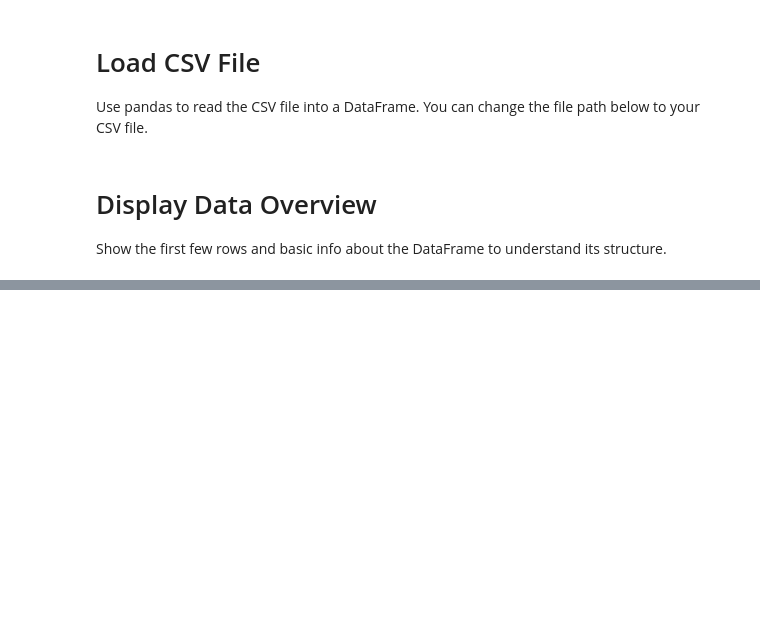
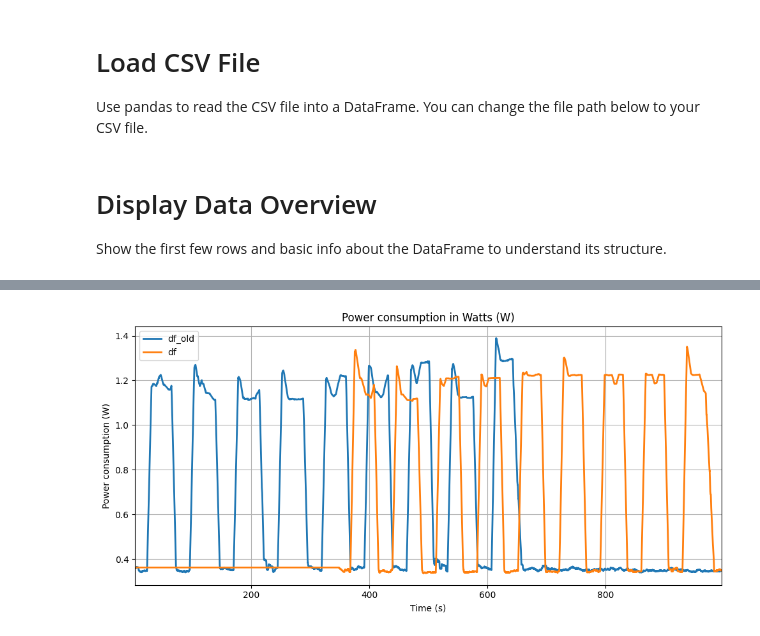
Before and after one commit to danielefam/joulequest, a Jupyter notebook: draft/plotest.ipynb, the cells around one changed output, grey strips where cells are left out. Saved outputs shown, nothing was run; the diff lists cells and outputs as text; code cells hidden in the pictures; blank space fills up the shorter version.

```diff
--- a/draft/plotest.ipynb
+++ b/draft/plotest.ipynb
@@ -89,0 +92,55 @@ plt.show()
+# %%
+window_size = 75
+
+smoothed_old = (
+    df_old['EVM1 POWER Results (W)']
+    .rolling(window=window_size, center=True)
+    .mean()
+    .dropna()
+)
+
+time_sec_old = df_old['Sample'] * 0.1
+time_sec_smoothed_old = time_sec_old.iloc[smoothed_old.index]
+
+# --- df ---
+smoothed = (
+    df['EVM1 POWER Results (W)']
+    .rolling(window=window_size, center=True)
+    .mean()
+    .dropna()
+)
+
+time_sec = df['Sample'] * 0.1
+time_sec_smoothed = time_sec.iloc[smoothed.index]
+
+# Plot
+fig, ax = plt.subplots(figsize=(10, 5))
+
+ax.plot(
+    time_sec_smoothed_old,
+    smoothed_old,
+    label='df_old',
+    linewidth=2.0
+)
+
+ax.plot(
+    time_sec_smoothed,
+    smoothed,
+    label='df',
+    linewidth=2.0
+)
+
+ax.set_xlim(
+    min(time_sec_smoothed_old.min(), time_sec_smoothed.min()),
+    max(time_sec_smoothed_old.max(), time_sec_smoothed.max())
+)
+
+ax.set_xlabel('Time (s)')
+ax.set_ylabel('Power consumption (W)')
+ax.set_title('Power consumption in Watts (W)')
+ax.legend()
+plt.grid(visible=True)
+plt.tight_layout()
+plt.show()
+# %% [output]
+[figure, added]
```
Also changed, not shown: parts of 4 cells of this notebook, 2 other files.
